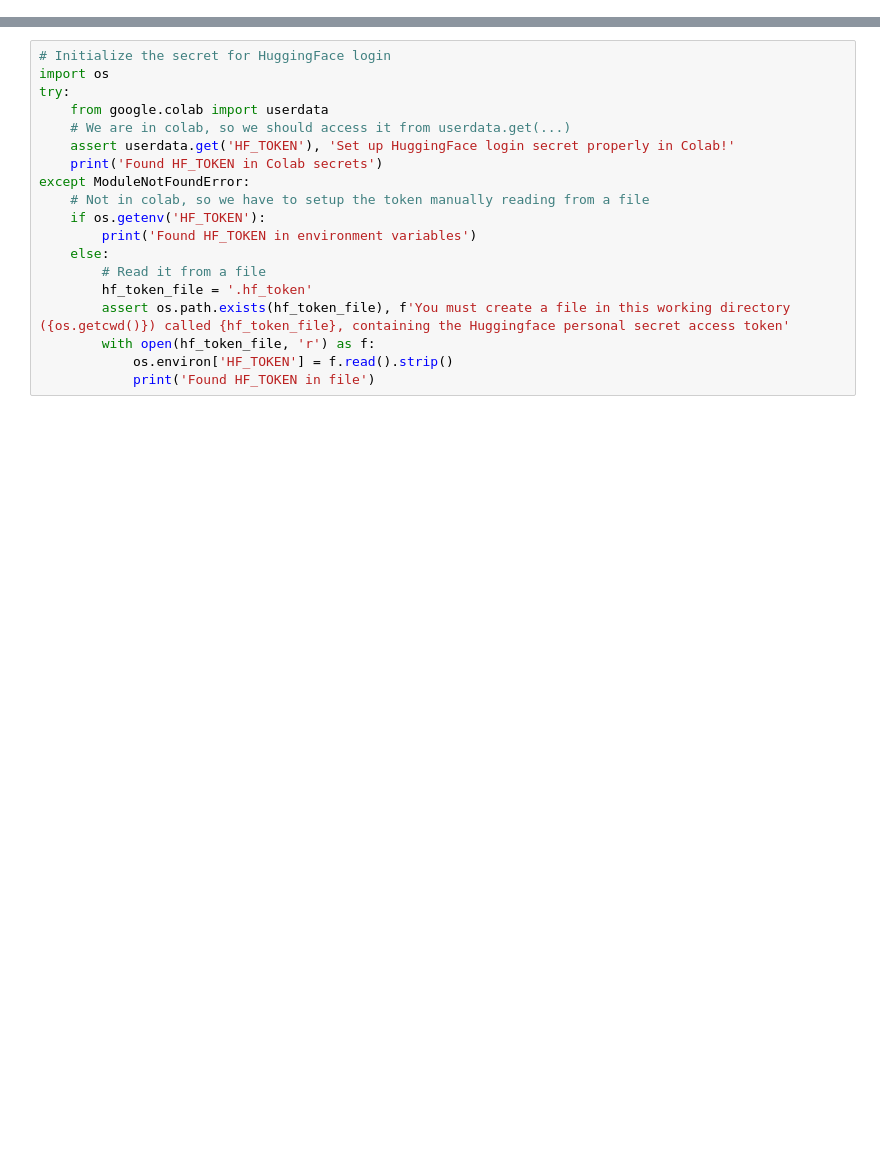
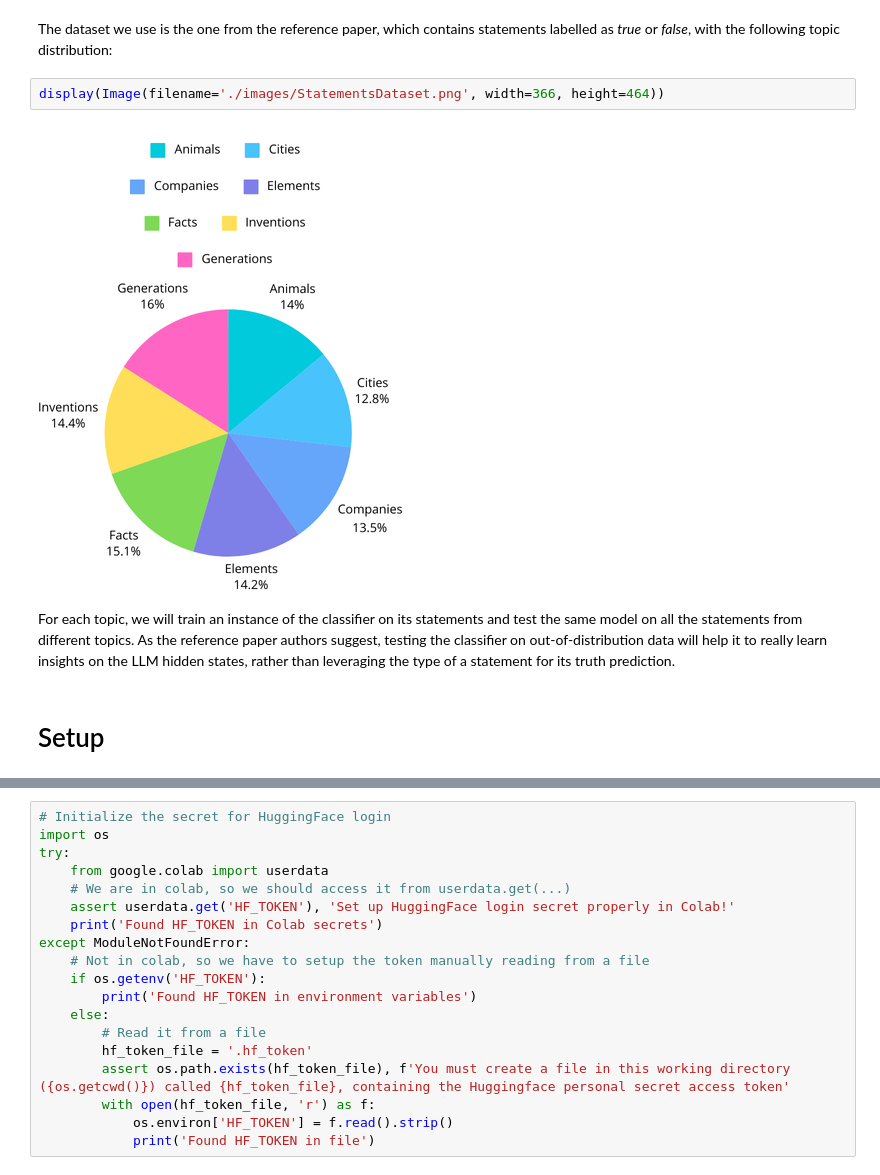
Before and after one commit to simonesestito/AML-project, a Jupyter notebook: 1_experiments_on_llama.ipynb, the cells around one changed output, grey strips where cells are left out. Cells and saved outputs as stored; diff of their text form; blank space fills up the shorter version.

```diff
--- a/1_experiments_on_llama.ipynb
+++ b/1_experiments_on_llama.ipynb
@@ -11,3 +25,13 @@ Source: https://arxiv.org/pdf/2304.13734
+# %% [markdown]
+The dataset we use is the one from the reference paper, which contains statements labelled as *true* or *false*, with the following topic distribution:
+# %%
+display(Image(filename='./images/StatementsDataset.png', width=366, height=464))
+# %% [output]
+[figure, added]
+# %% [markdown]
+For each topic, we will train an instance of the classifier on its statements and test the same model on all the statements from different topics. As the reference paper authors suggest, testing the classifier on out-of-distribution data will help it to really learn insights on the LLM hidden states, rather than leveraging the type of a statement for its truth prediction.
+# %% [markdown]
+# Setup
 # %%
 import os
 
```
Also changed, not shown: parts of 27 cells of this notebook, 5 other files.
